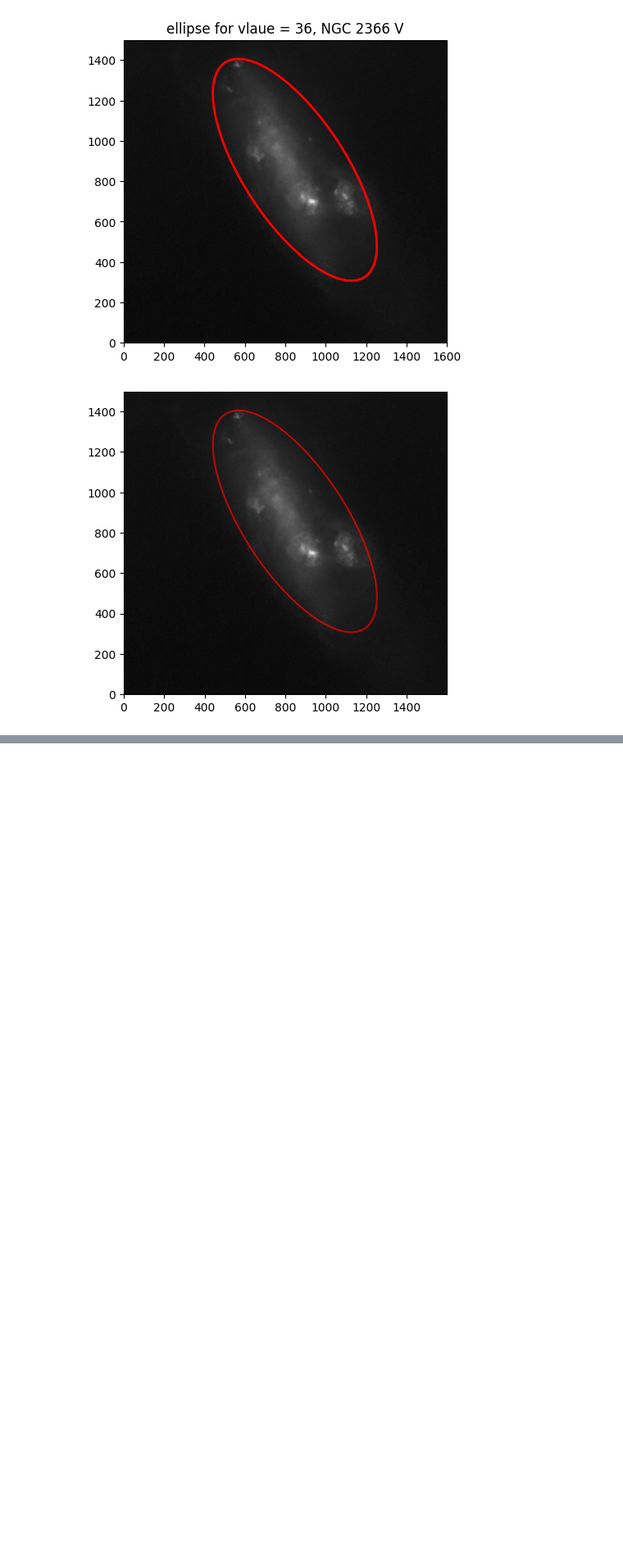
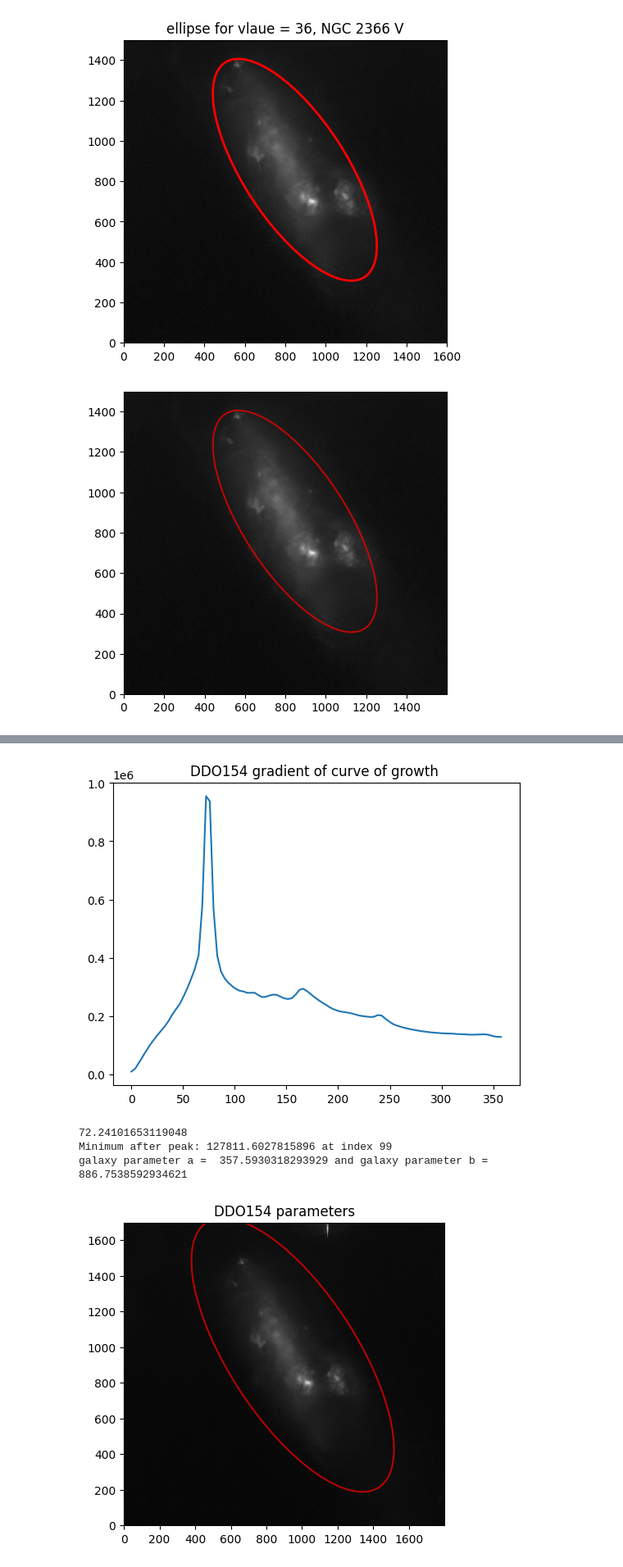
Before and after one commit to SUT-LTG/Aysan-Little-Things, a Jupyter notebook: NGC_2366.ipynb, the cells around one changed output, grey strips where cells are left out. Shown at 82% size. Saved outputs shown, nothing was run; the diff lists cells and outputs as text; code cells hidden in the pictures; blank space fills up the shorter version.

```diff
--- a/NGC_2366.ipynb
+++ b/NGC_2366.ipynb
@@ -247,3 +253,37 @@ Text(0.5, 1.0, ' curve of growth for DDO168')
+# %%
+gradient_sum = np.gradient(sum_values, a_list)
+plt.plot(a_list, gradient_sum)
+plt.title( "DDO154 gradient of curve of growth ")
+plt.show()
+import numpy as np
+from scipy.signal import find_peaks
+peaks, _ = find_peaks(gradient_sum)
+
+peak_index = peaks[0]
+print(a_list[peak_index])
+min_after_peak = np.min(gradient_sum[peak_index + 1:])
+
+min_index_after_peak = np.where(gradient_sum == min_after_peak)[0][0]
+
+print(f"Minimum after peak: {min_after_peak} at index {min_index_after_peak}")
+
+galaxy_parameter_a = a_list[min_index_after_peak]
+galaxy_parameter_b = galaxy_parameter_a*ba_ratio
+
+print("galaxy parameter a = ", galaxy_parameter_a, "and galaxy parameter b = " , galaxy_parameter_a*ba_ratio)
+
+ellipse_aper = EllipticalAperture(elliptical_center, galaxy_parameter_a, galaxy_parameter_b, theta)
+norm = ImageNormalize(vmin=0., stretch=LogStretch())
+plt.imshow(bigger_v_box, cmap='gray', origin = "lower" , norm = norm)
+ellipse_aper.plot(color='red', lw=1.5, alpha=0.7)
+plt.title( "DDO154 parameters")
+plt.show()
+# %% [output]
+[figure, added]
+72.24101653119048
+Minimum after peak: 127811.6027815896 at index 99
+galaxy parameter a =  357.5930318293929 and galaxy parameter b =  886.7538592934621
+[figure, added]
 # %%
 airmass_values=[1.32, 1.26, 1.25]
 exposures = [1800, 480, 180]
```
Also changed, not shown: parts of 5 cells of this notebook, 1 other file.
